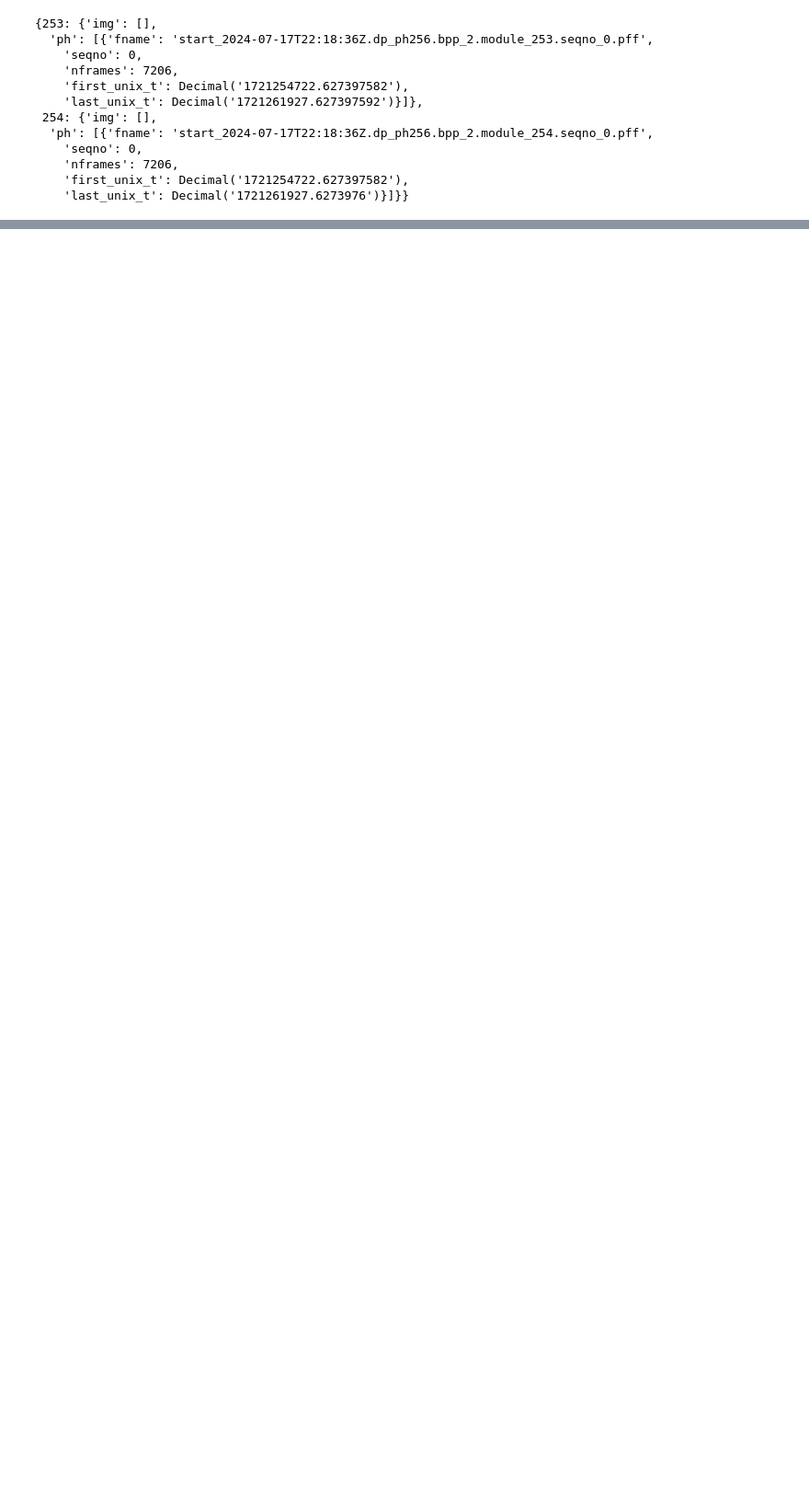
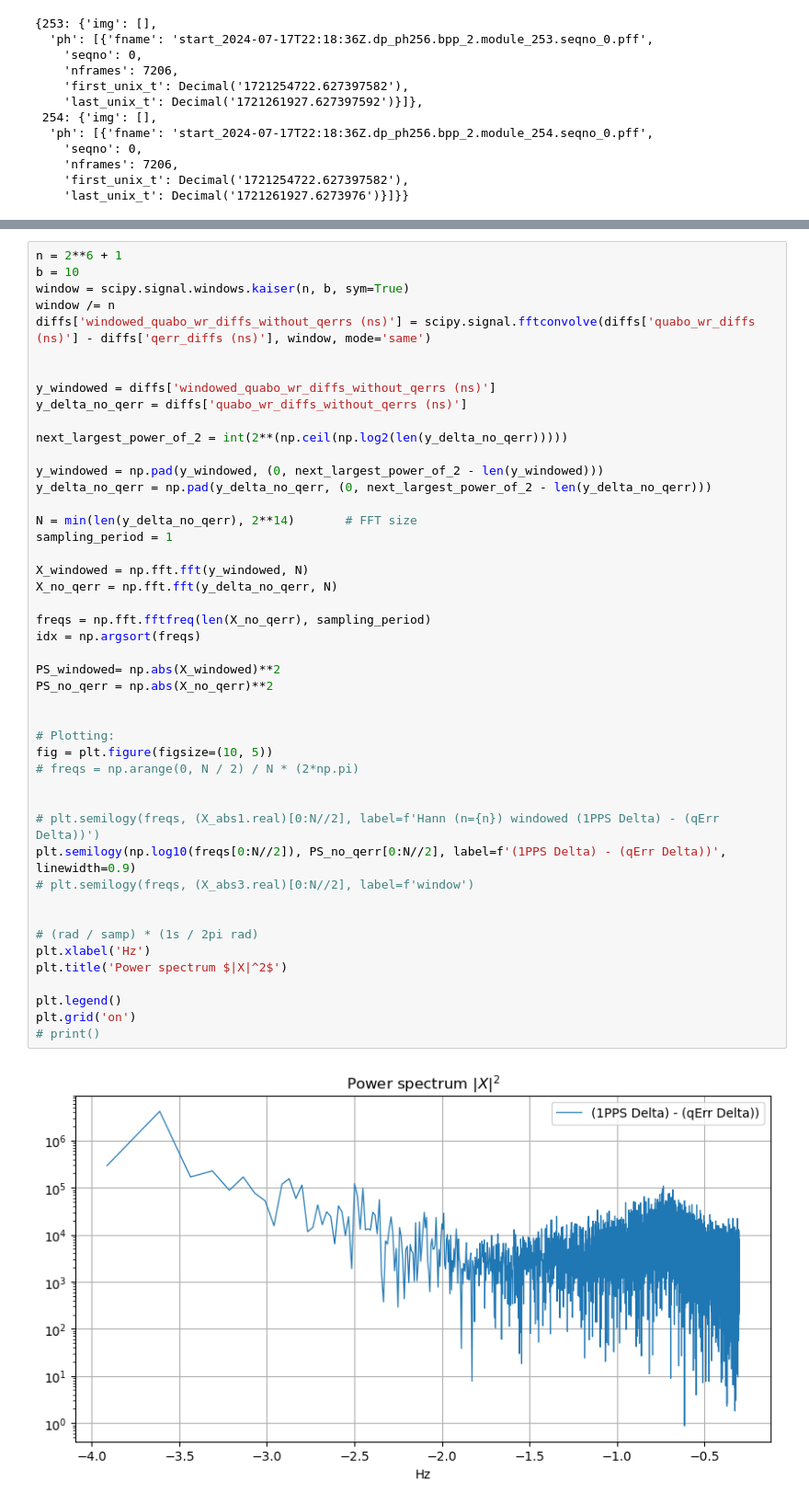
Before and after one commit to panoseti/gnss-pdft, a Jupyter notebook: dgnss_eda.ipynb, the cells around one changed output, grey strips where cells are left out. Shown at 92% size. Saved outputs shown, nothing was run; the diff lists cells and outputs as text; blank space fills up the shorter version.

```diff
--- a/dgnss_eda.ipynb
+++ b/dgnss_eda.ipynb
@@ -202,2 +146,50 @@ max                                      0.387635
+# %%
+n = 2**6 + 1
+b = 10
+window = scipy.signal.windows.kaiser(n, b, sym=True)
+window /= n
+diffs['windowed_quabo_wr_diffs_without_qerrs (ns)'] = scipy.signal.fftconvolve(diffs['quabo_wr_diffs (ns)'] - diffs['qerr_diffs (ns)'], window, mode='same')
+
+
+y_windowed = diffs['windowed_quabo_wr_diffs_without_qerrs (ns)']
+y_delta_no_qerr = diffs['quabo_wr_diffs_without_qerrs (ns)']
+
+next_largest_power_of_2 = int(2**(np.ceil(np.log2(len(y_delta_no_qerr)))))
+
+y_windowed = np.pad(y_windowed, (0, next_largest_power_of_2 - len(y_windowed)))
+y_delta_no_qerr = np.pad(y_delta_no_qerr, (0, next_largest_power_of_2 - len(y_delta_no_qerr)))
+
+N = min(len(y_delta_no_qerr), 2**14)       # FFT size
+sampling_period = 1
+
+X_windowed = np.fft.fft(y_windowed, N)
+X_no_qerr = np.fft.fft(y_delta_no_qerr, N)
+
+freqs = np.fft.fftfreq(len(X_no_qerr), sampling_period)
+idx = np.argsort(freqs)
+
+PS_windowed= np.abs(X_windowed)**2
+PS_no_qerr = np.abs(X_no_qerr)**2
+
+
+# Plotting:
+fig = plt.figure(figsize=(10, 5))
+# freqs = np.arange(0, N / 2) / N * (2*np.pi)
+
+
+# plt.semilogy(freqs, (X_abs1.real)[0:N//2], label=f'Hann (n={n}) windowed (1PPS Delta) - (qErr Delta))')
+plt.semilogy(np.log10(freqs[0:N//2]), PS_no_qerr[0:N//2], label=f'(1PPS Delta) - (qErr Delta))', linewidth=0.9)
+# plt.semilogy(freqs, (X_abs3.real)[0:N//2], label=f'window')
+
+
+# (rad / samp) * (1s / 2pi rad)
+plt.xlabel('Hz')
+plt.title('Power spectrum $|X|^2$')
+
+plt.legend()
+plt.grid('on')
+# print()
+# %% [output]
+[figure, added]
 # %%
 # Create plot
```
Also changed, not shown: parts of 14 cells of this notebook, 4 other files.
